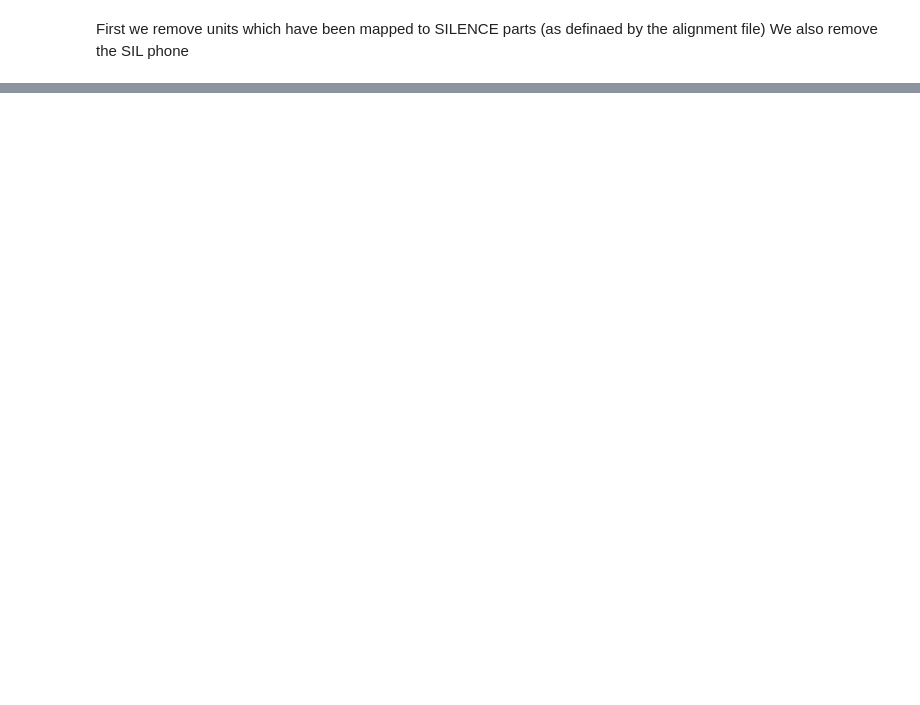
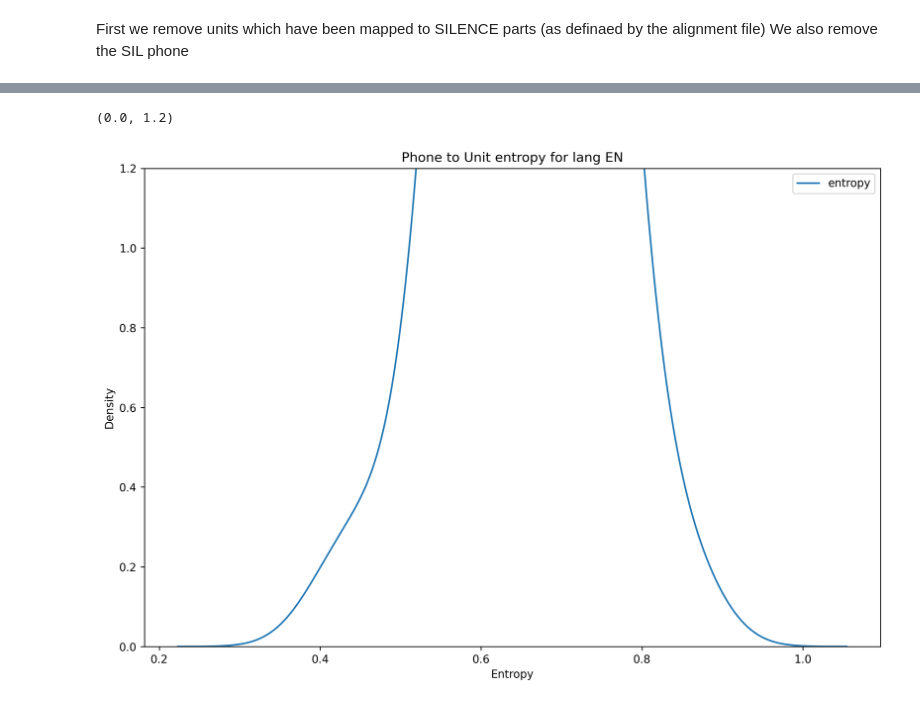
Before and after one commit to MarvinLvn/InfTrain, a Jupyter notebook: analysis/clusters_units/clusters_entropy_analysis.ipynb, the cells around one changed output, grey strips where cells are left out. Saved outputs shown, nothing was run; the diff lists cells and outputs as text; code cells hidden in the pictures; blank space fills up the shorter version.

```diff
--- a/analysis/clusters_units/clusters_entropy_analysis.ipynb
+++ b/analysis/clusters_units/clusters_entropy_analysis.ipynb
@@ -267,0 +276,10 @@ u2p_max.corr(s2
+# %%
+p2u_entropy.plot.kde(bw_method=0.6)
+plt.title('Phone to Unit entropy for lang {}'.format(lang.upper()))
+plt.xlabel("Entropy")
+plt.ylim(0,1.2)
+
+#p2u_entropy.plot.kde()
+# %% [output]
+(0.0, 1.2)
+[figure, added]
```
Also changed, not shown: parts of 73 cells of this notebook, 6 other files.
